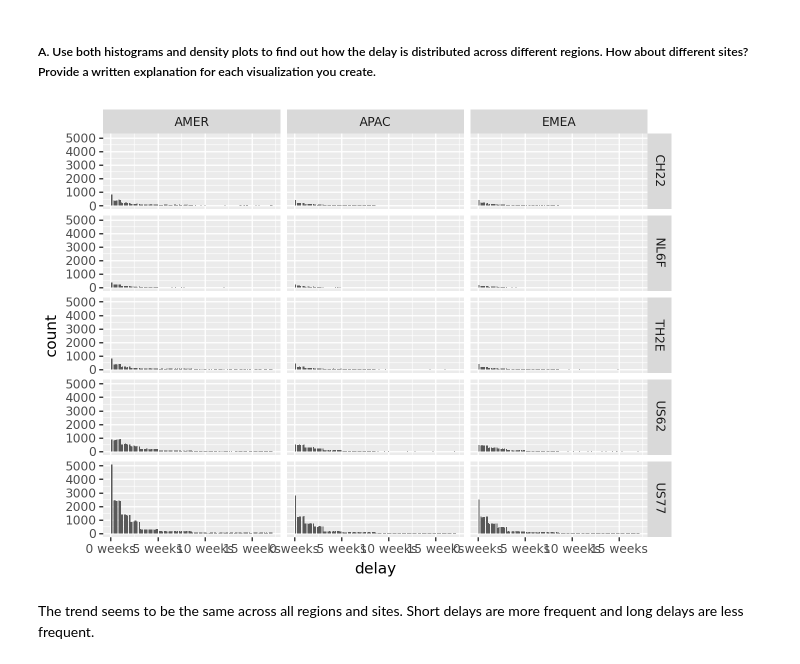
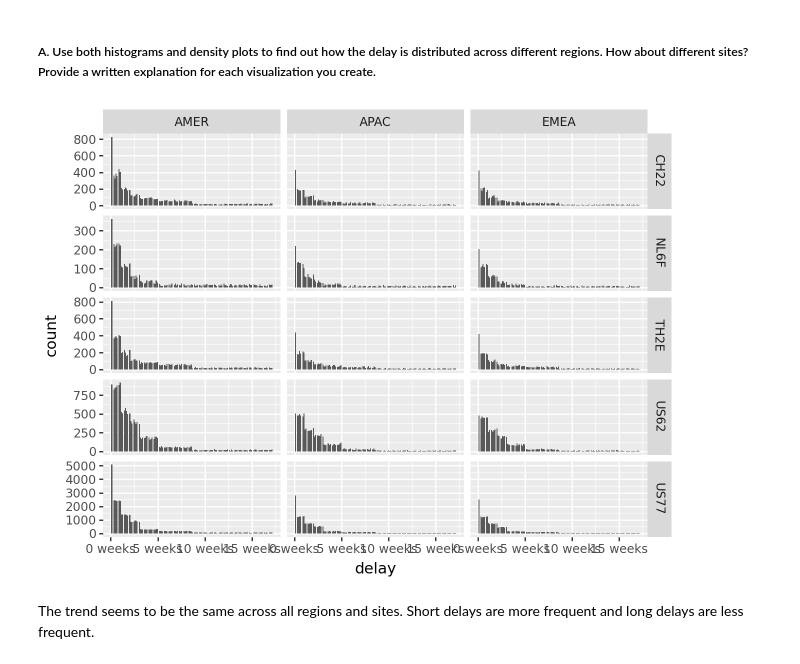
Before and after one commit to davidagibbs/OM621_Assignments, a Jupyter notebook: notebooks/assignment_2.ipynb, the cells around one changed output. Drawn from its saved outputs; the diff is of its cells as text; code cells hidden in the pictures.

```diff
--- a/notebooks/assignment_2.ipynb
+++ b/notebooks/assignment_2.ipynb
@@ -103,9 +106,9 @@ tr_data["delay"] = tr_data["invoice_date"] - tr_data["shipping_date"]
 tr_data_clean = tr_data.dropna()
 # %%
 p = ggplot(data = tr_data_clean, mapping = aes(x = "delay"))
-p + geom_histogram() + facet_grid("site", "region")
+p + geom_histogram() + facet_grid("site", "region",scales="free_y")
 # %% [output]
-[figure, old version]
+[figure, new version]
 # %% [markdown]
 The trend seems to be the same across all regions and sites. Short delays are more frequent and long delays are less frequent.
 # %%
```
Also changed, not shown: parts of 5 cells of this notebook, 6 other files.
